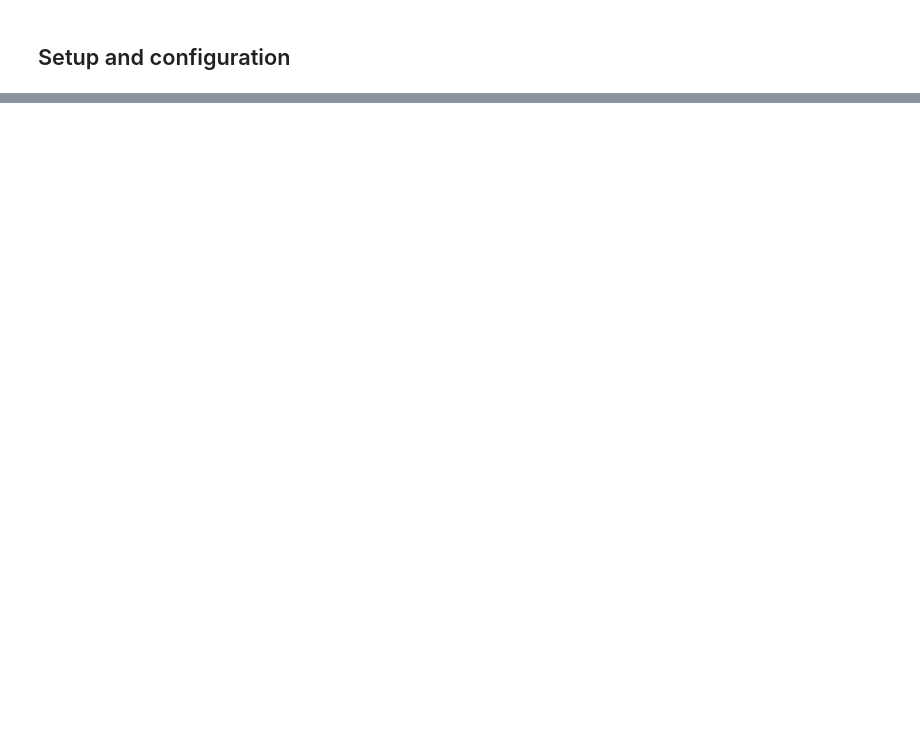
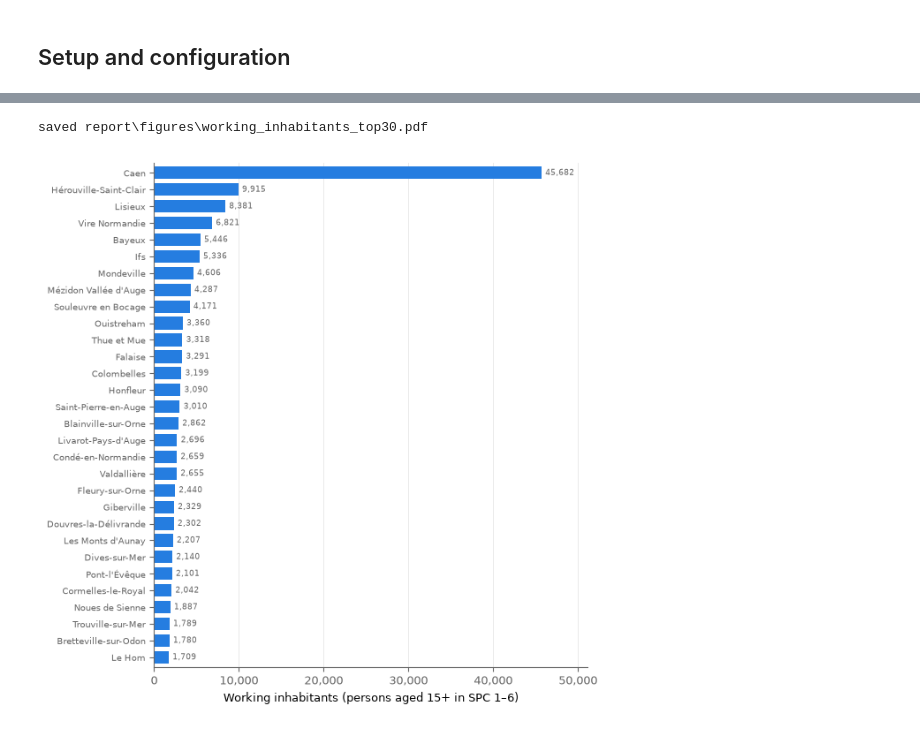
Before and after one commit to ek-popkova/uge-large-scale-models, a Jupyter notebook: notebooks/ex13_territorial_analysis_II.ipynb, the cells around one changed output, grey strips where cells are left out. Drawn from its saved outputs; the diff is of its cells as text; code cells hidden in the pictures; blank space fills up the shorter version.

```diff
--- a/notebooks/ex13_territorial_analysis_II.ipynb
+++ b/notebooks/ex13_territorial_analysis_II.ipynb
@@ -110,0 +238,36 @@ TODO: note every problem and how it was solved (partial points are given for doc
+# %%
+df_population = pd.read_parquet(POPULATION_PARQUET)
+missing_columns = [c for c in [*WORKING_COLUMNS, "C19_POP15P", "P19_POP", "name"] if c not in df_population.columns]
+assert not missing_columns, missing_columns
+df_population = df_population.sort_values("municipality_id").reset_index(drop=True)
+assert len(df_population) == 528 and df_population["municipality_id"].is_unique
+
+df_population["working_inhabitants"] = df_population[WORKING_COLUMNS].sum(axis=1)
+working_total = df_population["working_inhabitants"].sum()
+pop15_total = df_population["C19_POP15P"].sum()
+population_total = df_population["P19_POP"].sum()
+spc_totals = pd.Series({SPC_LABELS[k]: df_population[f"C19_POP15P_CS{k}"].sum() for k in SPC_LABELS})
+
+print(f"working inhabitants (SPC 1-6, 15+): {working_total}")
+print(f"population 15+ (C19_POP15P):        {pop15_total}  -> share working {working_total / pop15_total:.4%}")
+print(f"population (P19_POP):               {population_total}  -> share working {working_total / population_total:.4%}")
+display(pd.DataFrame({"persons 15+": spc_totals, "share of 15+": spc_totals / pop15_total,
+                      "working (SPC 1-6)": [k in WORKING_SPC for k in SPC_LABELS]}))
+
+# Cross-check with the detailed census (same exploitation complémentaire): weighted persons 15+ with CS1 in 1-6
+df_census = pd.read_parquet(CENSUS_PARQUET)
+print("activity status (TACT) in census_14.parquet:", any(c.lower().startswith("tact") for c in df_census.columns),
+      "-> no comparison with employed persons")
+working_detailed = df_census.loc[(df_census["age"] >= 15) & df_census["csp"].astype(int).isin(WORKING_SPC),
+                                 "weight"].sum()
+print(f"detailed census, AGEREV >= 15 and CS1 in 1-6 (weighted): {working_detailed} "
+      f"(difference {working_detailed - working_total})")
+
+caen_working = df_population.set_index("municipality_id").loc["14118", "working_inhabitants"]
+top_working = df_population.nlargest(TOP_N, "working_inhabitants")
+share_top_working = top_working["working_inhabitants"].sum() / working_total
+print(f"Caen: {caen_working} ({caen_working / working_total:.4%}) | top {TOP_N}: {share_top_working:.4%}")
+print("municipality with the fewest working inhabitants:",
+      df_population.loc[df_population["working_inhabitants"].idxmin(), ["name", "working_inhabitants"]].to_dict())
+print("median over municipalities:", df_population["working_inhabitants"].median())
+top_working[["municipality_id", "name", "P19_POP", "working_inhabitants"]].head(10)
@@ -110,0 +303,6 @@ TODO: note every problem and how it was solved (partial points are given for doc
+# %%
+plot_top(df_population, "working_inhabitants", BLUE,
+         "Working inhabitants (persons aged 15+ in SPC 1–6)", "working_inhabitants_top30")
+# %% [output]
+saved report\figures\working_inhabitants_top30.pdf
+[figure, added]
```
Also changed, not shown: parts of 33 cells of this notebook, 17 other files.
